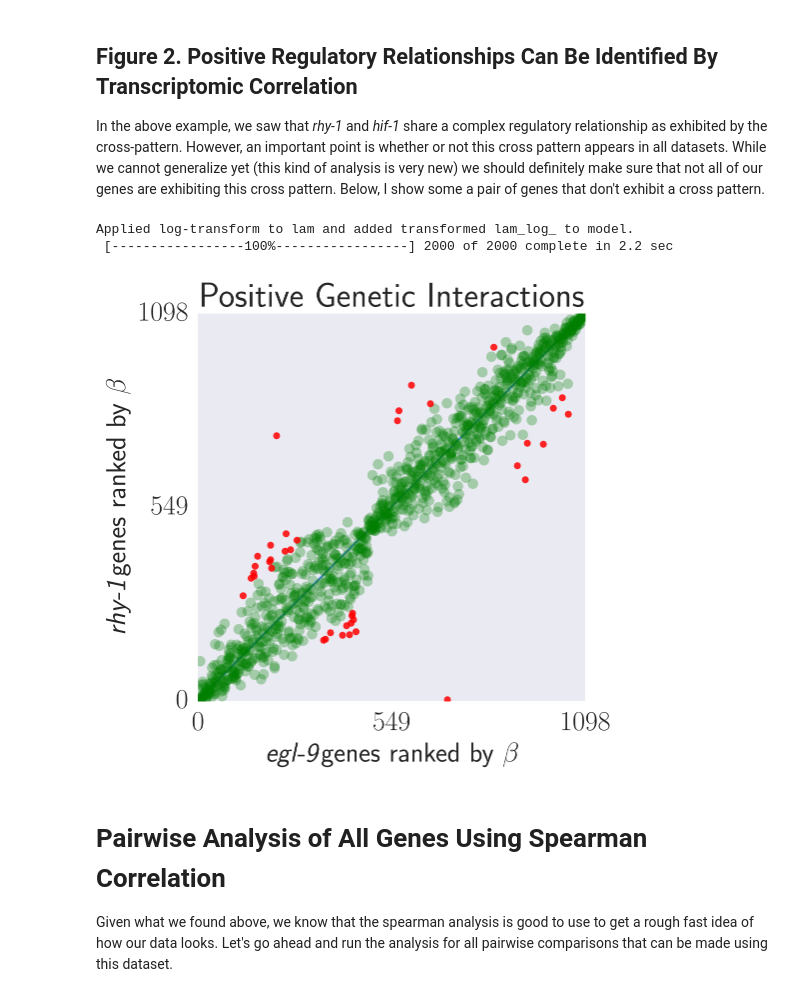
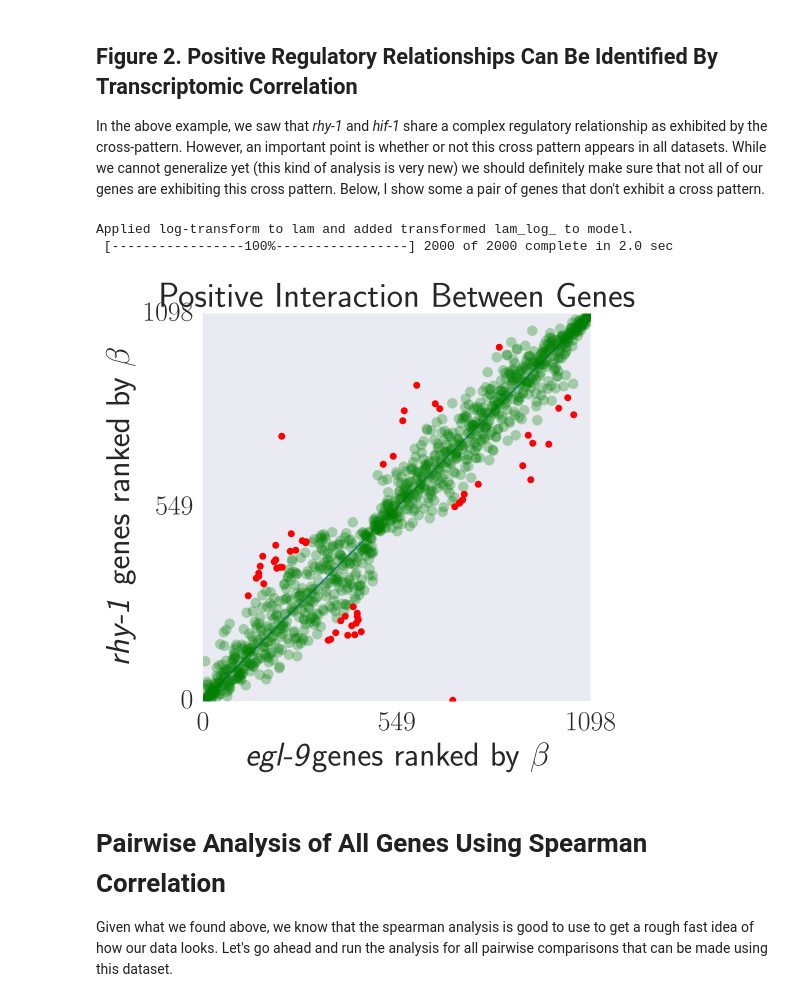
Before and after one commit to WormLabCaltech/mprsq, a Jupyter notebook: src/Genetic Analysis of RNA-Seq Data.ipynb, the cells around one changed output. Saved outputs shown, nothing was run; the diff lists cells and outputs as text; code cells hidden in the pictures.

```diff
--- a/src/Genetic Analysis of RNA-Seq Data.ipynb
+++ b/src/Genetic Analysis of RNA-Seq Data.ipynb
@@ -601,42 +598,40 @@ mean = distribution.mean()
 std = distribution.std()
 
 # find inliers
 results = find_inliers(distribution, mean, trace_robust)
 distribution_inliers, distribution_outliers, outliers = results
 
 # y-coordinate of outliers
 yri = distribution_inliers + intercept + ovx.r*slope
 yro = distribution_outliers + intercept + ovx.r*slope
 
 # plot the regression lines
 label = 'posterior predictive regression lines'
 pm.glm.plot_posterior_predictive(trace_robust, eval=x,
                                  label=label,
                                  color='#357EC7')
-pm.glm.plot_posterior_predictive(trace_robust2, eval=x,
-                                 label=label,
-                                 color='#FFA500')
 
 # plot the data. Inliers are plotted as
-#large green dots, outliers as small red dots
-plt.plot(ovx.r, yri, 'go', ms = 7.5, alpha=0.7)
+# large green dots, outliers as small red dots
+plt.plot(ovx.r, yri, 'go', ms = 7.5, alpha=0.3)
 plt.plot(ovx[yro > 0].r, yro[yro > 0], 'ro', ms = 5)
 
 # prettify plot
 plt.xlim(0, len(ovx))
 plt.ylim(0, len(ovy))
 plt.yticks([0, np.floor(len(ovx)/2), len(ovx)], fontsize=20)
 plt.xticks([0, np.floor(len(ovx)/2), len(ovx)], fontsize=20)
-pathify('Transcriptome Reflects Multiple Interaction Modes',
+pathify('Positive Interaction Between Genes',
         genotype_mapping[letters[0]] + r'genes ranked by $\beta$',
         genotype_mapping[letters[1]] + r' genes ranked by $\beta$',
         labelsize=24)
 comp = letters[0] + letters[1]
-plt.savefig('../output/multiple_modes_{0}.pdf'.format(comp)
+plt.savefig('../output/positive_interaction{0}.pdf'.format(comp),
+            bbox_inches='tight')
 # %% [output]
 Applied log-transform to lam and added transformed lam_log_ to model.
- [-----------------100%-----------------] 2000 of 2000 complete in 2.2 sec
+ [-----------------100%-----------------] 2000 of 2000 complete in 2.0 sec
-[figure, old version]
+[figure, new version]
 # %% [markdown]
 # Pairwise Analysis of All Genes Using Spearman Correlation
 
```
Also changed, not shown: parts of 1 cell of this notebook, 45 other files.
